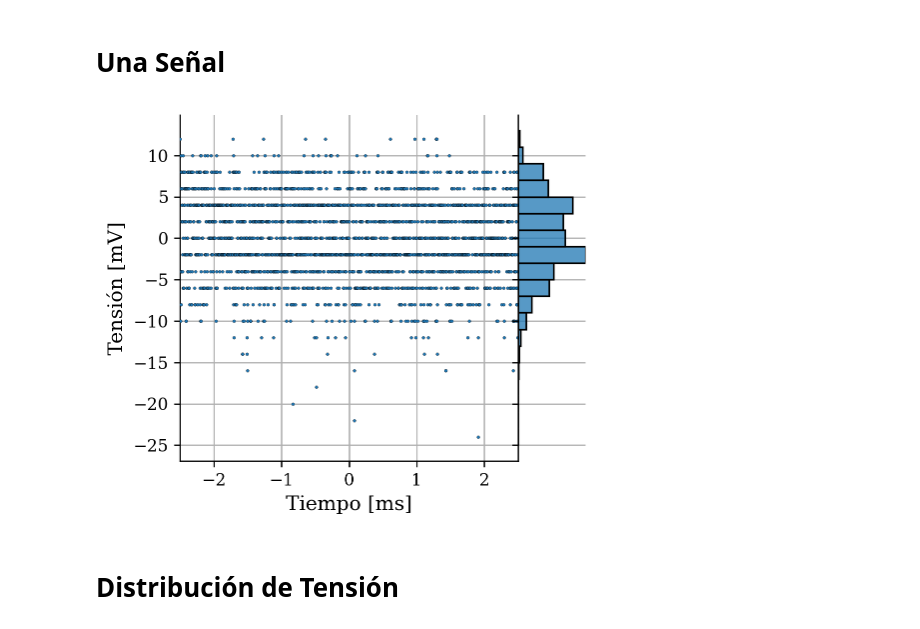
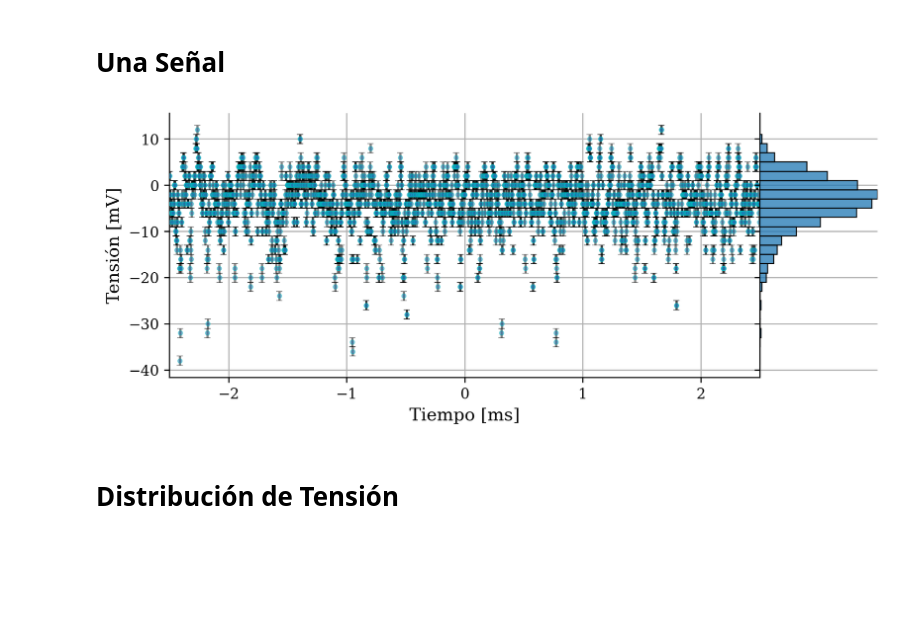
Before and after one commit to agustinbrusco/Laboratorio5, a Jupyter notebook: Datos y código - Práctica 3/analisis_ruido.ipynb, the cells around one changed output. Drawn from its saved outputs; the diff is of its cells as text; code cells hidden in the pictures; blank space fills up the shorter version.

```diff
--- a/Datos y código - Práctica 3/analisis_ruido.ipynb
+++ b/Datos y código - Práctica 3/analisis_ruido.ipynb
@@ -24,22 +24,33 @@ config_code_dict = {
 # %% [markdown]
 # Una Señal
 # %%
-tiempo, channel1 = np.load("osci_sample/ruido_c9900.npy")  # s, V
+# Leer una tanda guardada:
+config = "d"  # Estado del instrumental al medir
+tension = 990  # Tensión en la fuente del fotomultiplicador
+angulo = 230  # Ángulo relativo entre polarizadores a la salida del láser
+modo = "fpeaks"  # Modo del osciloscopio: "fpeaks" para find peaks y "sample" para sampleo
+tiempo, channel1 = np.load(f"barrido/{modo}_a{angulo}_t{tension}_{config}.npy")  # s, V
+tiempo = tiempo[:2500]
+channel1 = channel1[:2500]
+
 res = 2e-3  # V
 vals_unicos = np.unique(channel1)
 bins = 1e3*np.arange(vals_unicos.min() - res/2, vals_unicos.max()+res/2, res)  # mV
 g = sns.JointGrid(x=tiempo*1e3, y=channel1*1e3, height=4, ratio=5, space=0)
 # g.plot_joint(plt.errorbar, xerr=np.diff(tiempo).mean(),
 #              fmt='.', ms=2, mec="k", mew=0.5, alpha=0.5, ecolor='k', capsize=2, zorder=10)
-g.plot_joint(sns.scatterplot, s=3, edgecolor="k", zorder=10)
+g.plot_joint(plt.errorbar, yerr=1e3*res/2,
+             fmt=".", ms=6, mec="c", mew=0.5,
+             ecolor="k", capsize=2, alpha=0.5, zorder=10)
 g.ax_marg_x.set_visible(False)
 g.plot_marginals(sns.histplot, bins=bins, zorder=10)
 g.ax_joint.set_xlabel("Tiempo [ms]")
 g.ax_joint.set_ylabel("Tensión [mV]")
 g.ax_joint.set_xlim(min(tiempo*1e3), max(tiempo*1e3))
+g.figure.set_size_inches((8, 3.5))
 plt.show()
 # %% [output]
-[figure, old version]
+[figure, new version]
 # %% [markdown]
 # Distribución de Tensión
 # %%
```
Also changed, not shown: 25 other files.
